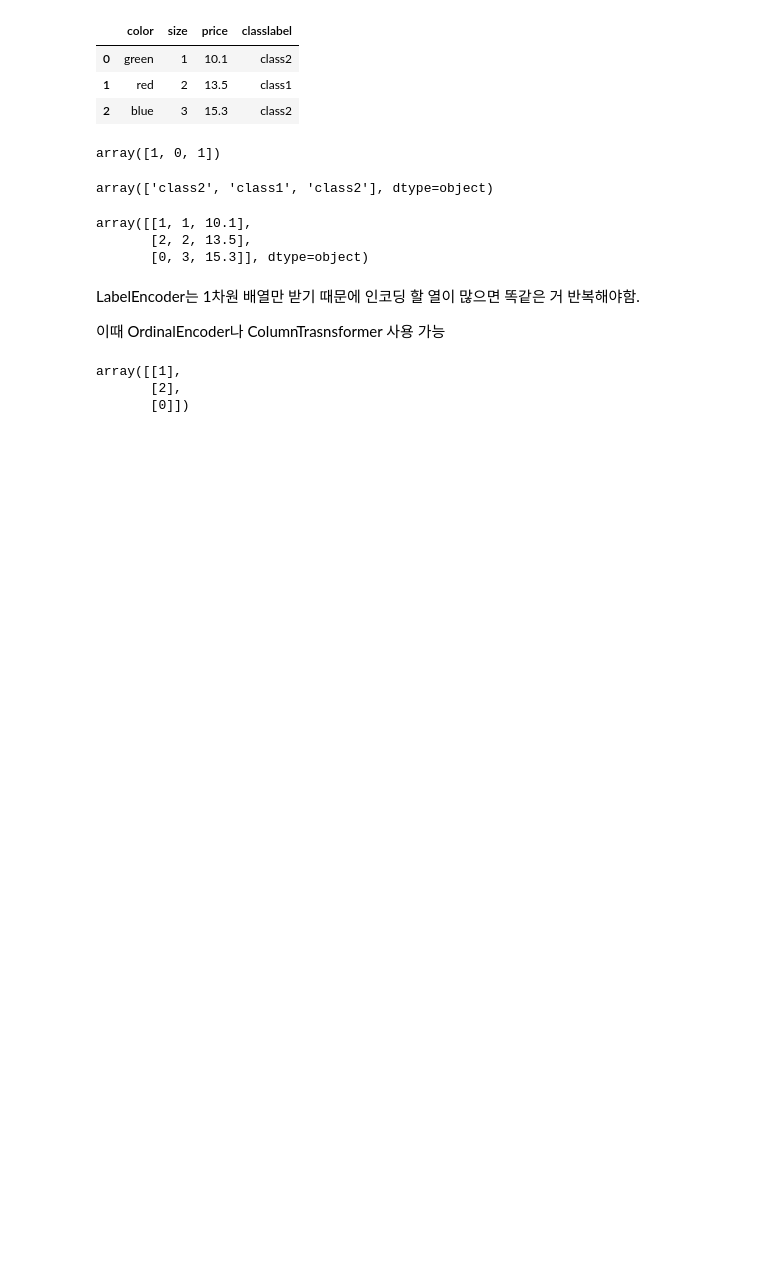
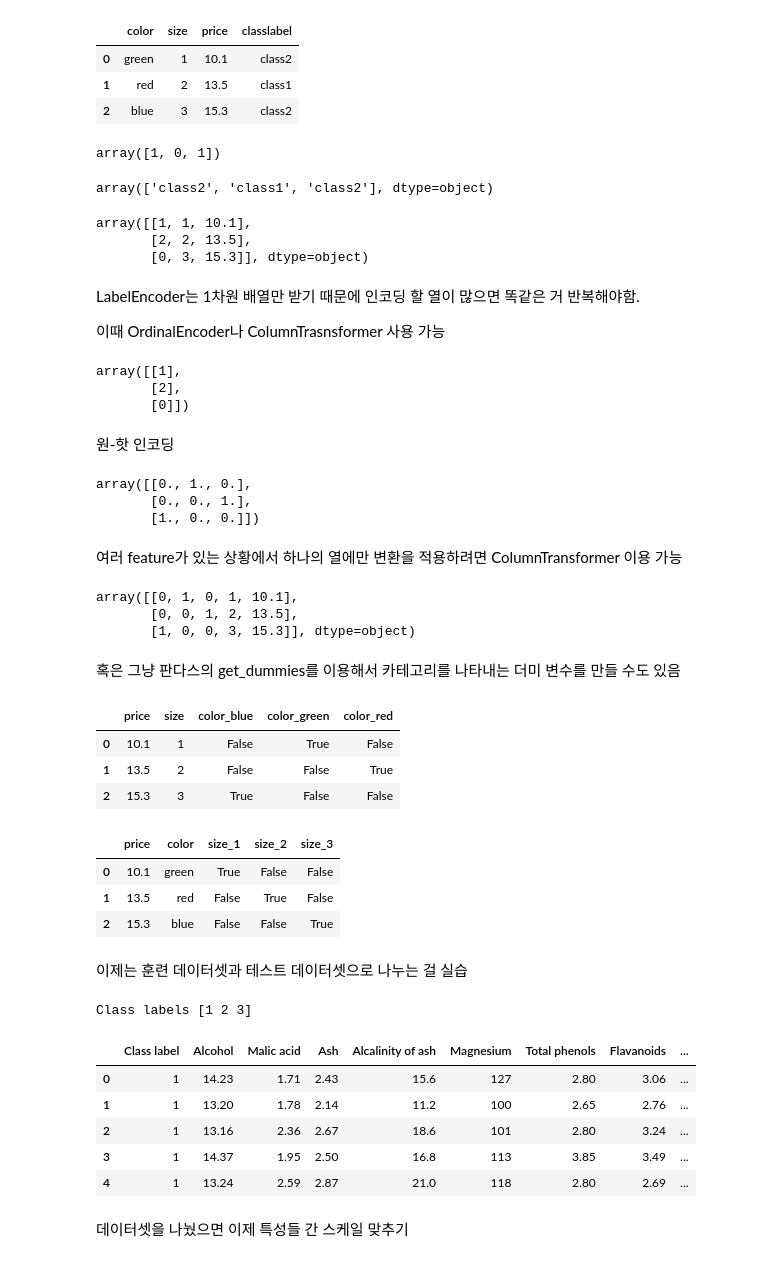
Before and after one commit to caxios/MachineLearningPythonPlayground, a Jupyter notebook: 머신러닝_교과서_파이토치.ipynb, the cells around one changed output. Drawn from its saved outputs; the diff is of its cells as text; code cells hidden in the pictures; blank space fills up the shorter version.

```diff
--- a/머신러닝_교과서_파이토치.ipynb
+++ b/머신러닝_교과서_파이토치.ipynb
@@ -838,3 +838,73 @@ X_trans
 array([[1],
        [2],
        [0]])
+# %% [markdown]
+원-핫 인코딩
+# %%
+from sklearn.preprocessing import OneHotEncoder
+X = df[['color','size','price']].values
+color_ohe = OneHotEncoder()
+# color열만 선택해서 원-핫 인코딩 적용 / OneHotEncoder는 input으로 2d를 기대하기 때문에 reshape을 해서 차원을 1차원에서 2차원으로 변환함
+color_ohe.fit_transform(X[:,0].reshape(-1,1)).toarray()
+# %% [output]
+array([[0., 1., 0.],
+       [0., 0., 1.],
+       [1., 0., 0.]])
+# %% [markdown]
+여러 feature가 있는 상황에서 하나의 열에만 변환을 적용하려면 ColumnTransformer 이용 가능
+# %%
+from sklearn.compose import ColumnTransformer
+X = df[['color','size','price']].values
+c_trans = ColumnTransformer([
+    ('onehot',OneHotEncoder(dtype=int), [0]), # 0번째 열에는 적용
+    ('nothing','passthrough', [1, 2]), # 나머지 열에는 미적용
+])
+c_trans.fit_transform(X)
+# %% [output]
+array([[0, 1, 0, 1, 10.1],
+       [0, 0, 1, 2, 13.5],
+       [1, 0, 0, 3, 15.3]], dtype=object)
+# %% [markdown]
+혹은 그냥 판다스의 get_dummies를 이용해서 카테고리를 나타내는 더미 변수를 만들 수도 있음
+# %%
+pd.get_dummies(df[['price','color','size']])
+# %% [output]
+|  | price | size | color_blue | color_green | color_red |
+| 0 | 10.1 | 1 | False | True | False |
+| 1 | 13.5 | 2 | False | False | True |
+| 2 | 15.3 | 3 | True | False | False |
+# %%
+# 특정 열을 변환
+pd.get_dummies(df[['price','color','size']], columns=['size'])
+# %% [output]
+|  | price | color | size_1 | size_2 | size_3 |
+| 0 | 10.1 | green | True | False | False |
+| 1 | 13.5 | red | False | True | False |
+| 2 | 15.3 | blue | False | False | True |
+# %% [markdown]
+이제는 훈련 데이터셋과 테스트 데이터셋으로 나누는 걸 실습
+# %%
+df_wine = pd.read_csv('https://archive.ics.uci.edu/'
+                      'ml/machine-learning-databases/wine/wine.data',
+                      header=None)
+
+# UCI 머신러닝 저장소의 Wine 데이터셋에 접근되지 않을 때
+# df_wine = pd.read_csv('wine.data', header=None)
+
+
+df_wine.columns = ['Class label', 'Alcohol', 'Malic acid', 'Ash',
+                   'Alcalinity of ash', 'Magnesium', 'Total phenols',
+                   'Flavanoids', 'Nonflavanoid phenols', 'Proanthocyanins',
+                   'Color intensity', 'Hue', 'OD280/OD315 of diluted wines',
+                   'Proline']
+
+print('Class labels', np.unique(df_wine['Class label']))
+df_wine.head()
+# %% [output]
+Class labels [1 2 3]
+|  | Class label | Alcohol | Malic acid | Ash | Alcalinity of ash | Magnesium | Total phenols | Flavanoids | ... |
+| 0 | 1 | 14.23 | 1.71 | 2.43 | 15.6 | 127 | 2.80 | 3.06 | ... |
+| 1 | 1 | 13.20 | 1.78 | 2.14 | 11.2 | 100 | 2.65 | 2.76 | ... |
+| 2 | 1 | 13.16 | 2.36 | 2.67 | 18.6 | 101 | 2.80 | 3.24 | ... |
+| 3 | 1 | 14.37 | 1.95 | 2.50 | 16.8 | 113 | 3.85 | 3.49 | ... |
+| 4 | 1 | 13.24 | 2.59 | 2.87 | 21.0 | 118 | 2.80 | 2.69 | ... |
@@ -840,0 +915,2 @@ array([[1],
+# %% [markdown]
+데이터셋을 나눴으면 이제 특성들 간 스케일 맞추기
```
Also changed, not shown: parts of 5 cells of this notebook.
